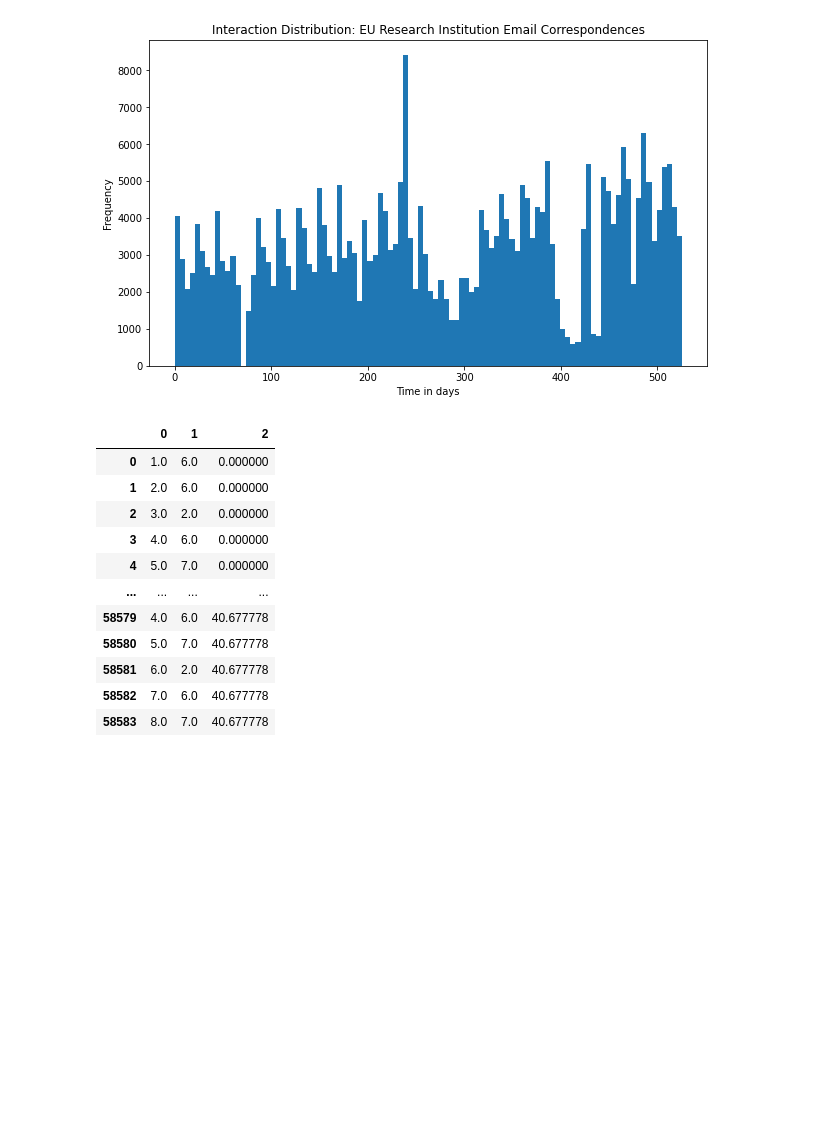
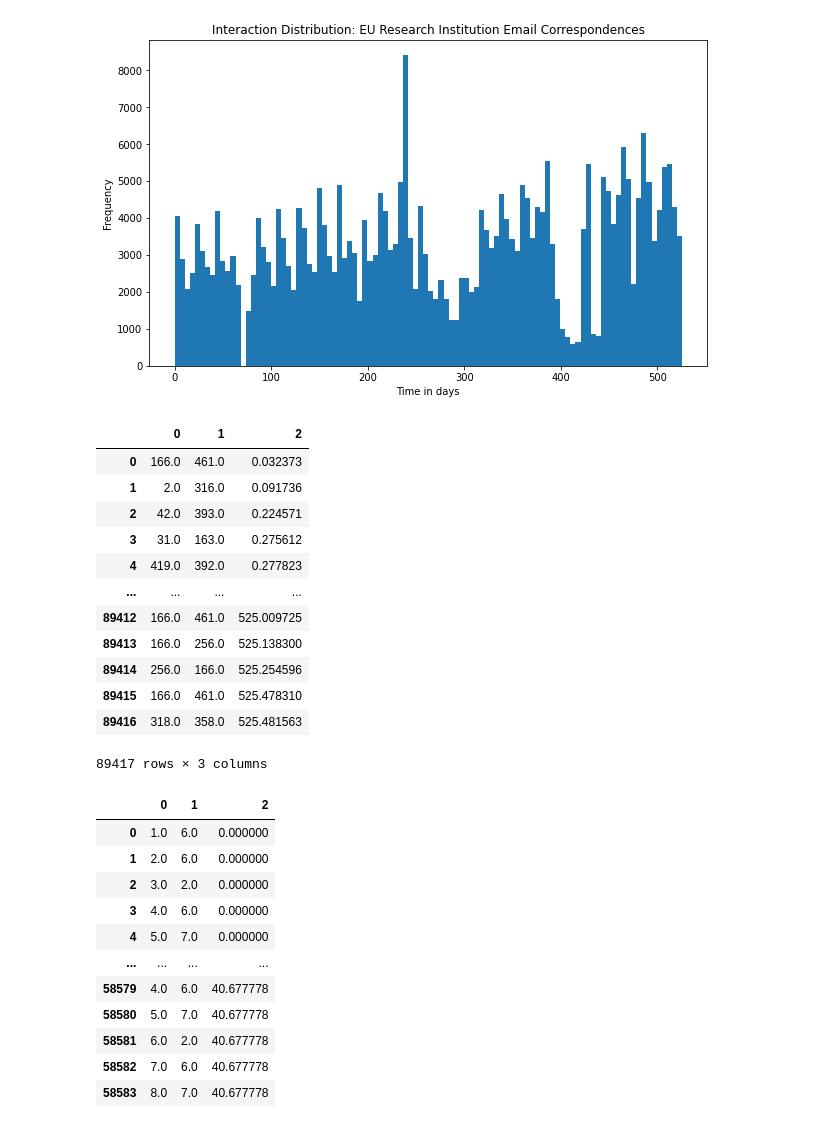
Before and after one commit to TGML-Bachelor-Project/TGML, a Jupyter notebook: src/data/real/modify_datasets.ipynb, the cells around one changed output. Saved outputs shown, nothing was run; the diff lists cells and outputs as text; code cells hidden in the pictures; blank space fills up the shorter version.

Commit message:
eu dataset with 500 nodes

```diff
--- a/src/data/real/modify_datasets.ipynb
+++ b/src/data/real/modify_datasets.ipynb
@@ -41,4 +41,32 @@ ax.set_title('Interaction Distribution: EU Research Institution Email Correspond
 plt.show()
 # %% [output]
 [figure]
+# %%
+## Reduce dataset 2 to 500 nodes
+dataset = np.genfromtxt('/home/augustsemrau/drive/bachelor/TGML/src/data/real/edited_datasets/email_eu_core_temporal.csv', delimiter=',')
+
+dataset_reduced = []
+for tup in dataset:
+    if int(tup[0]) < 500 and int(tup[1]) < 500:
+        dataset_reduced.append(list(tup))
+
+dataset = np.array(dataset_reduced)
+
+df = pd.DataFrame(data=dataset)
+df.to_csv('email_eu_core_temporal_500nodes.csv', index=False, header=False)
+df
+# %% [output]
+|  | 0 | 1 | 2 |
+| 0 | 166.0 | 461.0 | 0.032373 |
+| 1 | 2.0 | 316.0 | 0.091736 |
+| 2 | 42.0 | 393.0 | 0.224571 |
+| 3 | 31.0 | 163.0 | 0.275612 |
+| 4 | 419.0 | 392.0 | 0.277823 |
+| ... | ... | ... | ... |
+| 89412 | 166.0 | 461.0 | 525.009725 |
+| 89413 | 166.0 | 256.0 | 525.138300 |
+| 89414 | 256.0 | 166.0 | 525.254596 |
+| 89415 | 166.0 | 461.0 | 525.478310 |
+| 89416 | 318.0 | 358.0 | 525.481563 |
+89417 rows × 3 columns
 # %%
```
Also changed, not shown: parts of 4 cells of this notebook, 1 other file.
